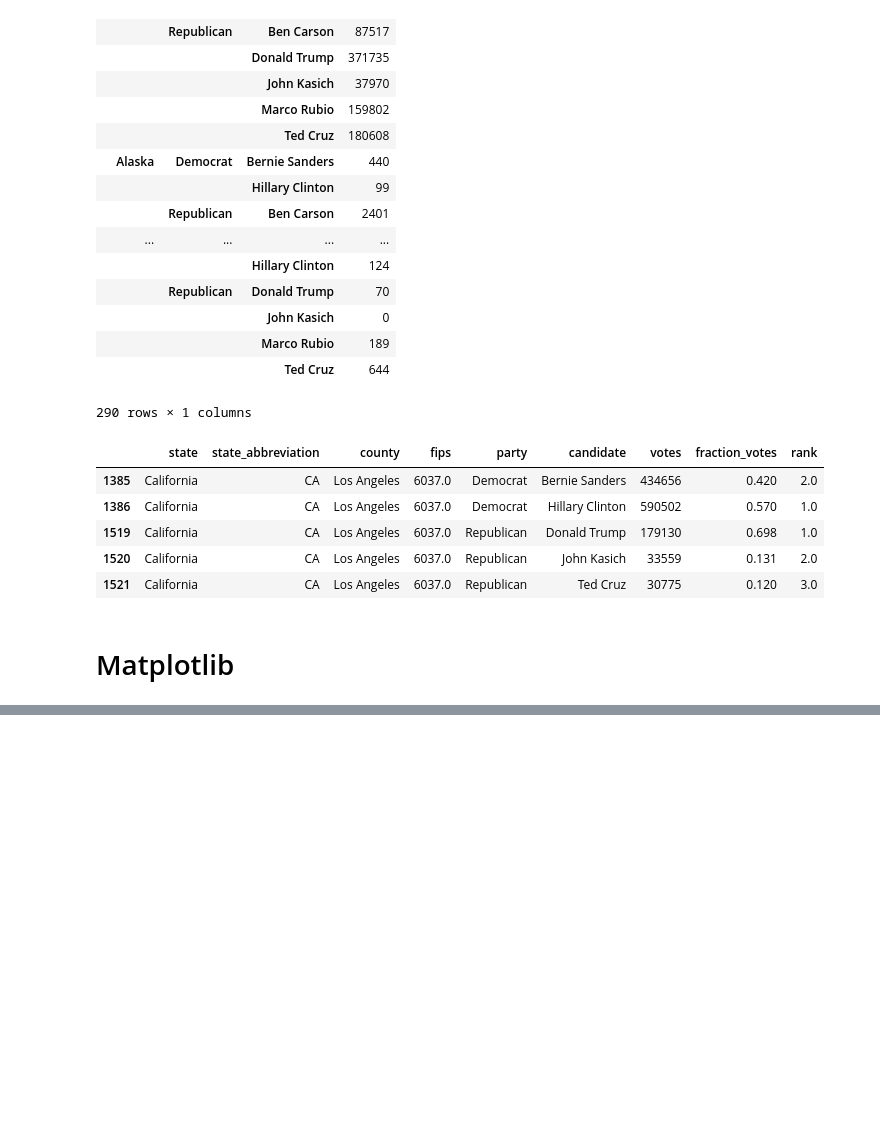
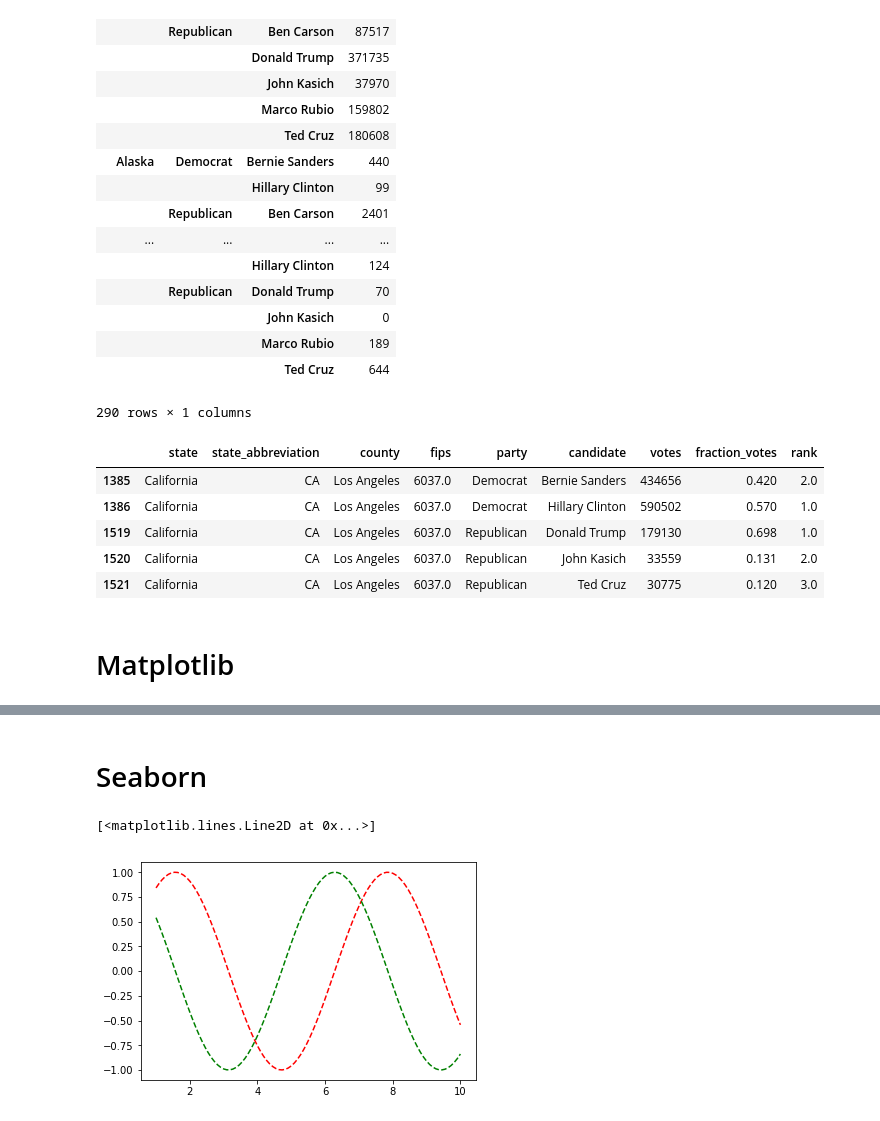
Before and after one commit to lucascarrafa/python_datascience, a Jupyter notebook: pandas_pt3.ipynb, the cells around one changed output, grey strips where cells are left out. Drawn from its saved outputs; the diff is of its cells as text; code cells hidden in the pictures; blank space fills up the shorter version.

```diff
--- a/pandas_pt3.ipynb
+++ b/pandas_pt3.ipynb
@@ -388,2 +408,12 @@ NameError: name 'plt' is not defined
 # %%
 fig.savefig('sin.png')
+# %% [markdown]
+# Seaborn
+# %%
+x = np.linspace(1,10,100)
+# %%
+plt.plot(x,np.sin(x),'r--')
+plt.plot(x,np.cos(x),'g--')
+# %% [output]
+[<matplotlib.lines.Line2D at 0x...>]
+[figure, added]
```
Also changed, not shown: parts of 8 cells of this notebook.
